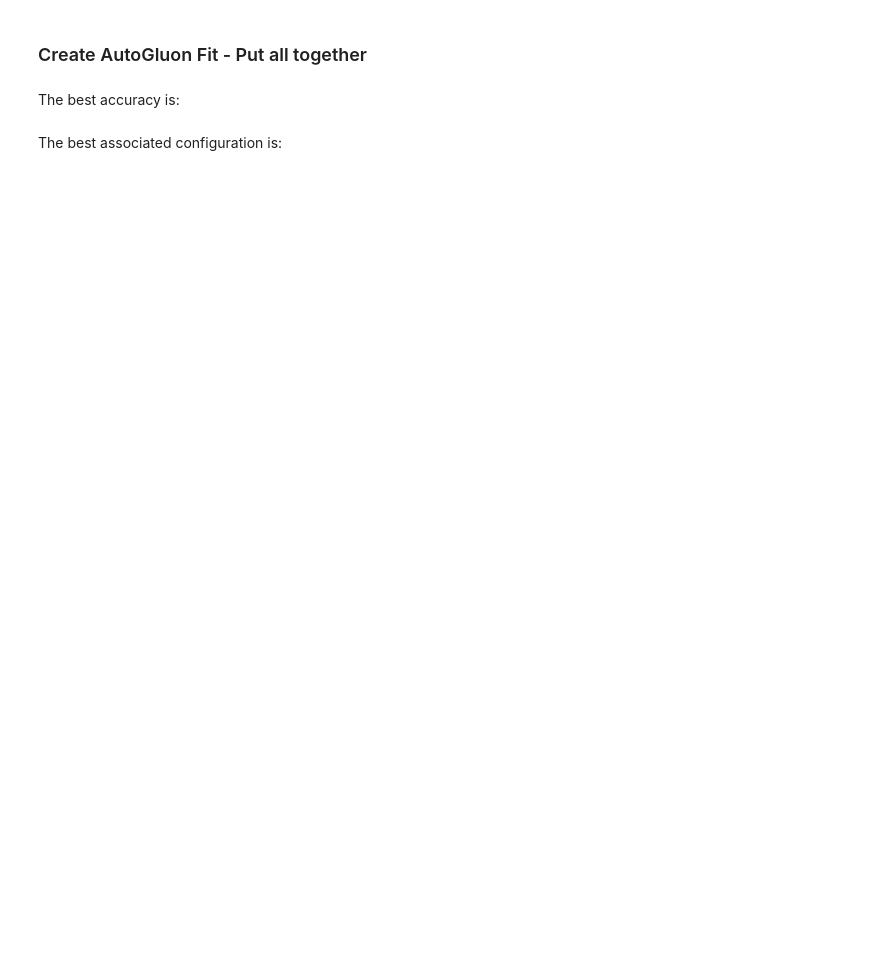
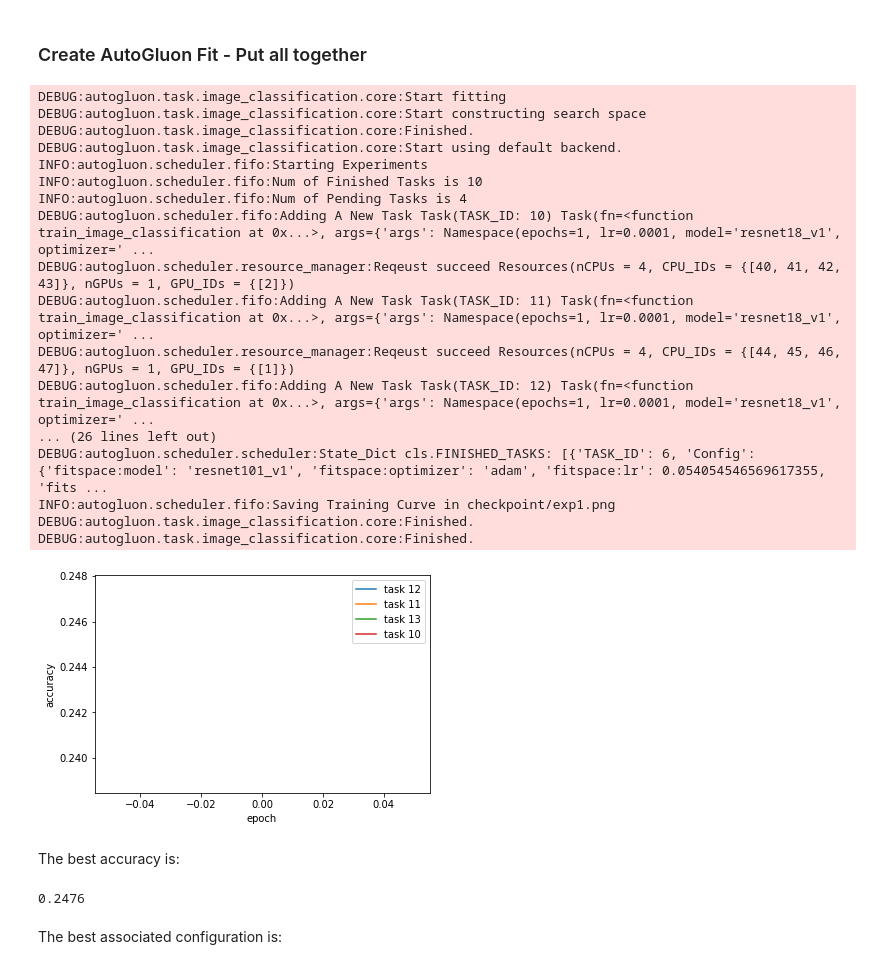
Before and after one commit to autogluon/autogluon, a Jupyter notebook: tutorials/autogluon_demo.ipynb, the cells around one changed output. Cells and saved outputs as stored; diff of their text form; code cells hidden in the pictures; blank space fills up the shorter version.

```diff
--- a/tutorials/autogluon_demo.ipynb
+++ b/tutorials/autogluon_demo.ipynb
@@ -168,11 +183,7 @@ print(nets)
 * from a list of provided (or default) optimizers
 * by choosing the best hyper-parameters regarding to each auto optimizer
 # %%
-# optimizers = ag.Optimizers([ag.optim.get_optim('sgd'),
-#                             ag.optim.get_optim('adam')])
-
-# print(optimizers)
-
-optimizers = ag.Optimizers(['sgd', 'adam'])
+optimizers = ag.Optimizers([ag.optim.get_optim('sgd'),
+                            ag.optim.get_optim('adam')])
 
 print(optimizers)
@@ -182,17 +202,31 @@ print(optimizers)
 stop_criterion = {
     'time_limits': 1*60*60,
     'max_metric': 0.80,
-    'max_trial_count': 10
+    'max_trial_count': 14
 }
-
-resources_per_trial = {
-    'max_num_gpus': 1,
-    'max_num_cpus': 4,
-    'max_training_epochs': 20
-}
-
-results = task.fit(dataset,
-                   stop_criterion=stop_criterion,
-                   resources_per_trial=resources_per_trial)
+# %%
+models = task.fit(dataset,
+                  nets,
+                  optimizers,
+                  stop_criterion=stop_criterion)
+# %% [output]
+DEBUG:autogluon.task.image_classification.core:Start fitting
+DEBUG:autogluon.task.image_classification.core:Start constructing search space
+DEBUG:autogluon.task.image_classification.core:Finished.
+DEBUG:autogluon.task.image_classification.core:Start using default backend.
+INFO:autogluon.scheduler.fifo:Starting Experiments
+INFO:autogluon.scheduler.fifo:Num of Finished Tasks is 10
+INFO:autogluon.scheduler.fifo:Num of Pending Tasks is 4
+DEBUG:autogluon.scheduler.fifo:Adding A New Task Task(TASK_ID: 10) Task(fn=<function train_image_classification at 0x...>, args={'args': Namespace(epochs=1, lr=0.0001, model='resnet18_v1', optimizer=' ...
+DEBUG:autogluon.scheduler.resource_manager:Reqeust succeed Resources(nCPUs = 4, CPU_IDs = {[40, 41, 42, 43]}, nGPUs = 1, GPU_IDs = {[2]})
+DEBUG:autogluon.scheduler.fifo:Adding A New Task Task(TASK_ID: 11) Task(fn=<function train_image_classification at 0x...>, args={'args': Namespace(epochs=1, lr=0.0001, model='resnet18_v1', optimizer=' ...
+DEBUG:autogluon.scheduler.resource_manager:Reqeust succeed Resources(nCPUs = 4, CPU_IDs = {[44, 45, 46, 47]}, nGPUs = 1, GPU_IDs = {[1]})
+DEBUG:autogluon.scheduler.fifo:Adding A New Task Task(TASK_ID: 12) Task(fn=<function train_image_classification at 0x...>, args={'args': Namespace(epochs=1, lr=0.0001, model='resnet18_v1', optimizer=' ...
+... (26 lines left out)
+DEBUG:autogluon.scheduler.scheduler:State_Dict cls.FINISHED_TASKS: [{'TASK_ID': 6, 'Config': {'fitspace:model': 'resnet101_v1', 'fitspace:optimizer': 'adam', 'fitspace:lr': 0.054054546569617355, 'fits ...
+INFO:autogluon.scheduler.fifo:Saving Training Curve in checkpoint/exp1.png
+DEBUG:autogluon.task.image_classification.core:Finished.
+DEBUG:autogluon.task.image_classification.core:Finished.
+[figure, added]
 # %% [markdown]
 The best accuracy is:
@@ -201,2 +233,6 @@ results.accuracy
+# %%
+print(models[1])
+# %% [output]
+0.2476
 # %% [markdown]
 The best associated configuration is:
```
Also changed, not shown: parts of 59 cells of this notebook, 7 other files.
